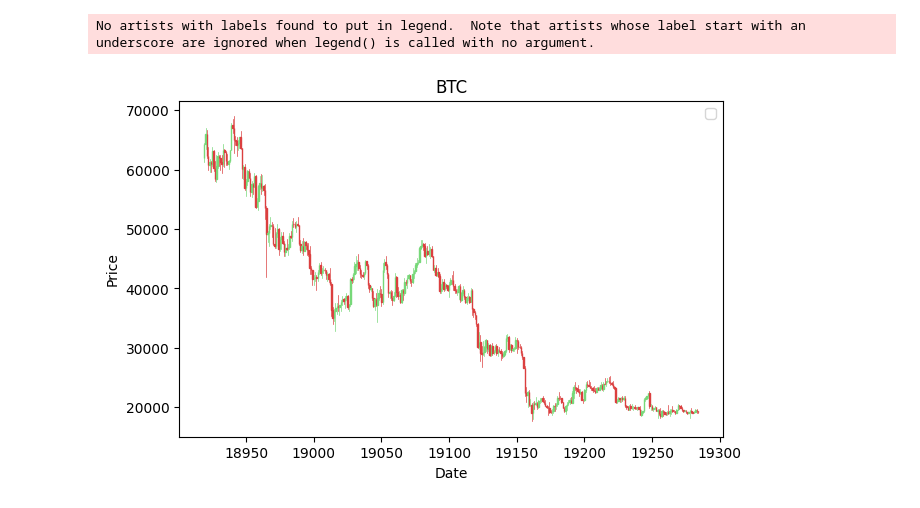
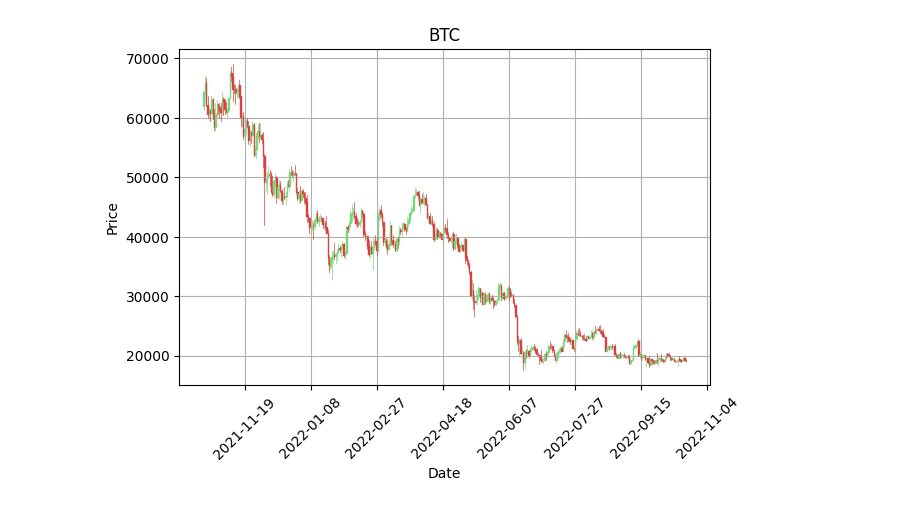
Before and after one commit to Deji01/data-visualization, a Jupyter notebook: bitcoin.ipynb, the cells around one changed output. Cells and saved outputs as stored; diff of their text form; code cells hidden in the pictures.

```diff
--- a/bitcoin.ipynb
+++ b/bitcoin.ipynb
@@ -7,2 +8,4 @@ from matplotlib import pyplot as plt
 from matplotlib import ticker as mticker
 from mplfinance.original_flavor import candlestick_ohlc
+# %%
+style.use("tableau-colorblind10")
@@ -21,15 +26,24 @@ data["Date"] = mdates.date2num(data["Date"].values)
 # %%
 fig = plt.figure()
 ax1 = plt.subplot2grid((1,1), (0,0))
 
 candlestick_ohlc(ax1, data.values, width=0.4, colorup="#77d879", colordown="#db3f3f")
 
+for label in ax1.xaxis.get_ticklabels():
+    label.set_rotation(45)
+
+ax1.xaxis.set_major_formatter(mdates.DateFormatter("%Y-%m-%d"))
+ax1.xaxis.set_major_locator(mticker.MaxNLocator(10))
+ax1.grid(True)
+# ax1.text(data.iloc[len(data)//2, 0], data.iloc[-1, -1], "Crypto Prices")
+bbox_props = dict(boxstyle="round", fc="w", ec="k", lw=1)
+ax1.annotate(str(data.iloc[-2, -1]), (data.iloc[1, -1], data.iloc[-2, -1]), xytext= (data.iloc[1, -1]+4, data.iloc[-2, -1]), bbox=bbox_props)
+
 plt.xlabel('Date')
 plt.ylabel('Price')
 plt.title(crypto)
-plt.legend()
-plt.subplots_adjust(left=0.09, bottom=0.20, right=0.94, top=0.90, wspace=0.2, hspace=0)
+# plt.legend()
+plt.subplots_adjust(left=0.11, bottom=0.20, right=0.94, top=0.90, wspace=0.2, hspace=0)
 plt.show()
 # %% [output]
-No artists with labels found to put in legend.  Note that artists whose label start with an underscore are ignored when legend() is called with no argument.
-[figure, old version]
+[figure, new version]
```
Also changed, not shown: parts of 2 cells of this notebook, 1 other file.
